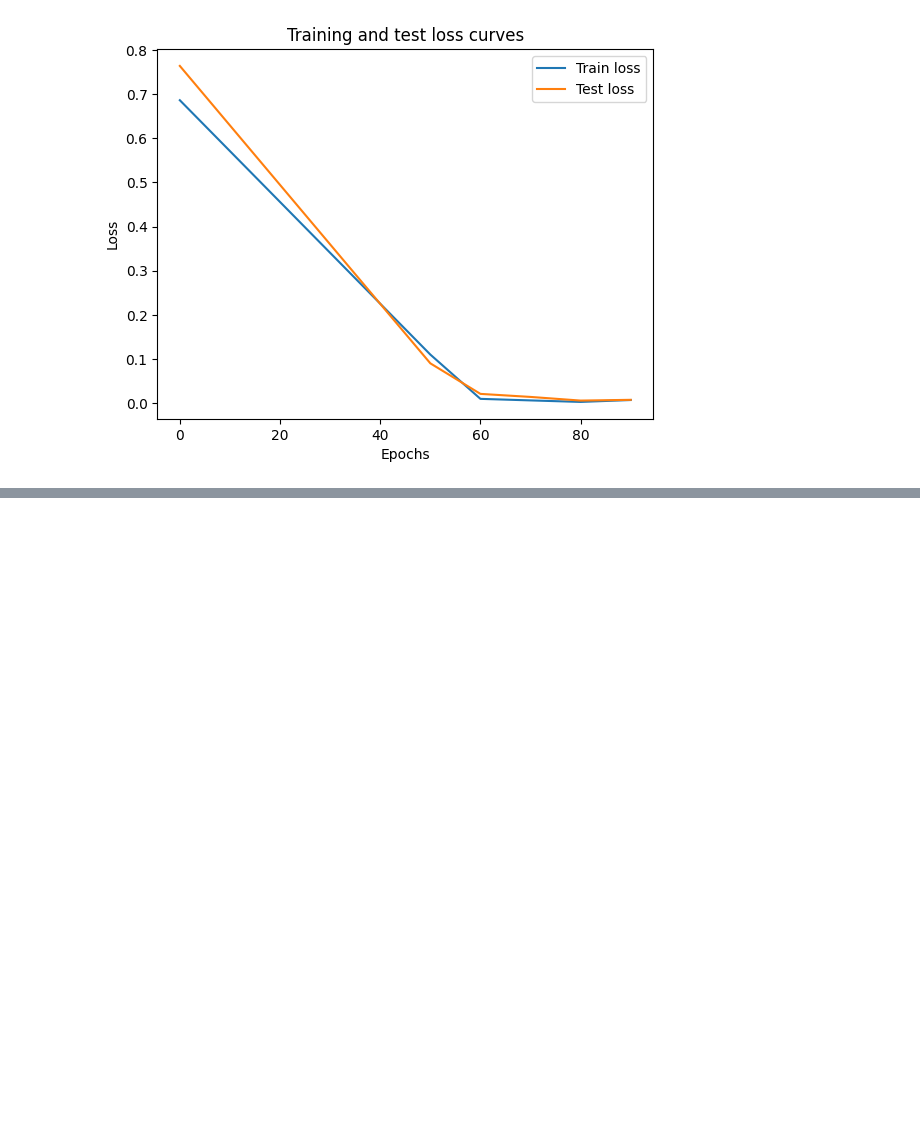
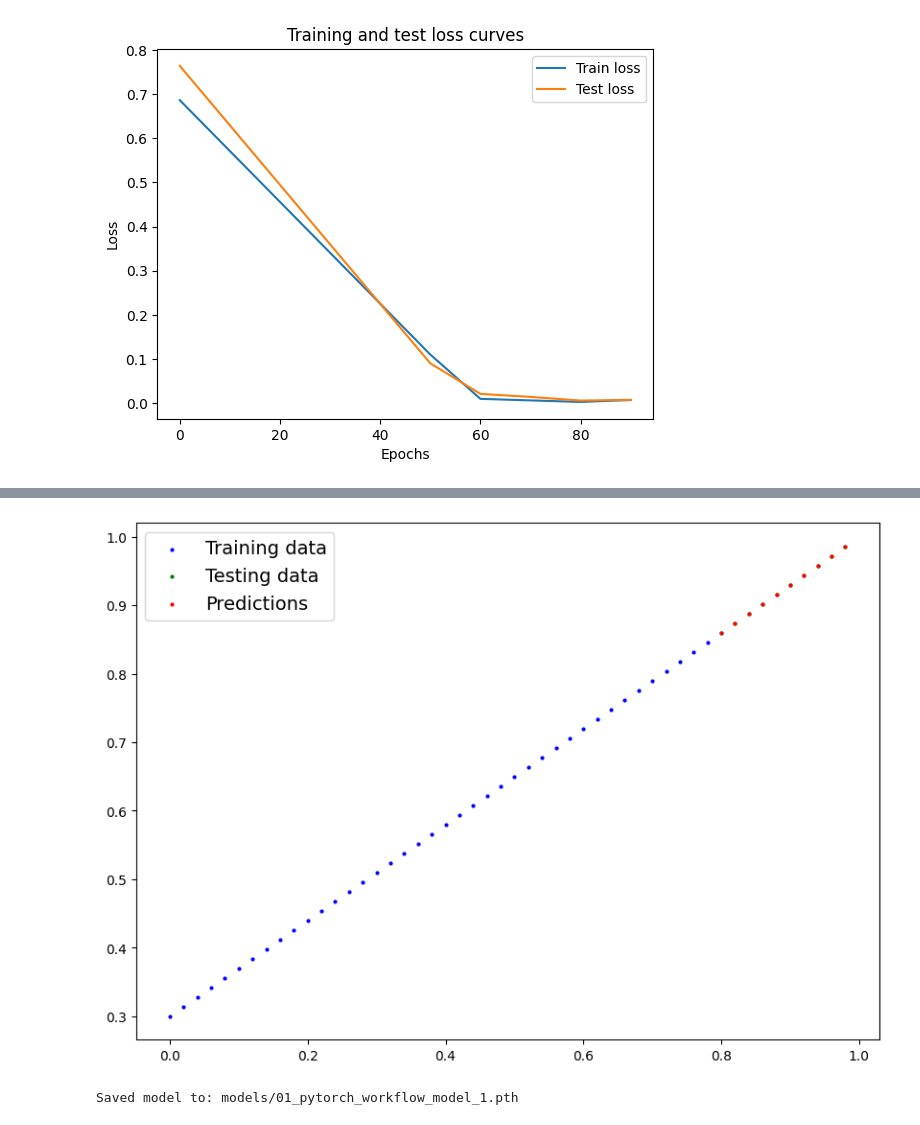
Before and after one commit to Adegbite-Joshua/Learning-Python, a Jupyter notebook: pytorch/01_pytorch_workflow.ipynb, the cells around one changed output, grey strips where cells are left out. Drawn from its saved outputs; the diff is of its cells as text; code cells hidden in the pictures; blank space fills up the shorter version.

Commit message:
Worked on saving and loading a trained model

```diff
--- a/pytorch/01_pytorch_workflow.ipynb
+++ b/pytorch/01_pytorch_workflow.ipynb
@@ -198,0 +325,31 @@ plt.legend();
+# %%
+loss_fn = nn.L1Loss()
+optimizer = torch.optim.SGD(params=model_1.parameters(),
+                            lr=0.01)
+
+# Write training loop
+
+torch.manual_seed(42)
+
+# Put data on the target device
+X_train = X_train.to(device)
+y_train = y_train.to(device)
+y_test = y_test.to(device)
+X_test = X_test.to(device)
+
+epochs = 200
+for epoch in range(epochs):
+  model_1.train()
+  y_preds = model_1(X_train)
+  loss = loss_fn(y_preds, y_train)
+  optimizer.zero_grad()
+  loss.backward()
+  optimizer.step()
+  ### Testing
+  model_1.eval()
+  with torch.inference_mode():
+    test_preds = model_1(X_test)
+    test_loss = loss_fn(test_preds, y_test)
+
+  if epoch % 10 == 0:
+    print(f"Epoch: {epoch} | Loss: {loss} | Test loass: {test_loss}")
@@ -198,0 +377,23 @@ plt.legend();
+# %%
+# Making and evaluating predictions
+
+model_1.eval()
+with torch.inference_mode():
+  y_preds = model_1(X_test)
+
+plot_predictions(predictions=y_preds.cpu())
+# %% [output]
+[figure, added]
+# %%
+# Saving and loading model
+from pathlib import Path
+MODEL_PATH = Path("models")
+MODEL_NAME = "01_pytorch_workflow_model_1.pth"
+MODEL_PATH.mkdir(parents=True, exist_ok=True)
+
+MODEL_SAVE_PATH = MODEL_PATH / MODEL_NAME
+# Save the model state_dict
+torch.save(obj=model_1.state_dict(), f=MODEL_SAVE_PATH)
+print(f"Saved model to: {MODEL_SAVE_PATH}")
+# %% [output]
+Saved model to: models/01_pytorch_workflow_model_1.pth
```
Also changed, not shown: parts of 12 cells of this notebook, 3 other files.
